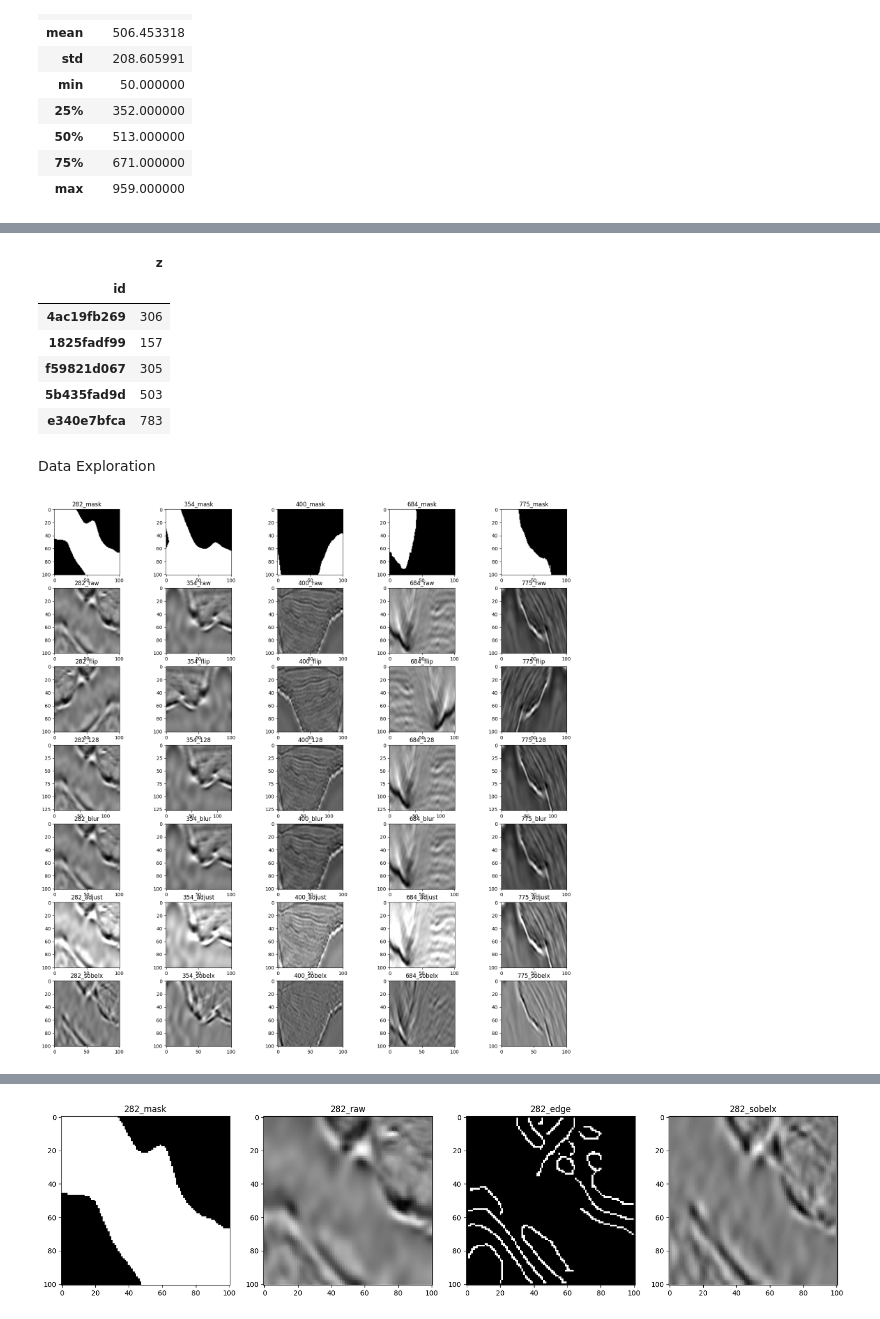
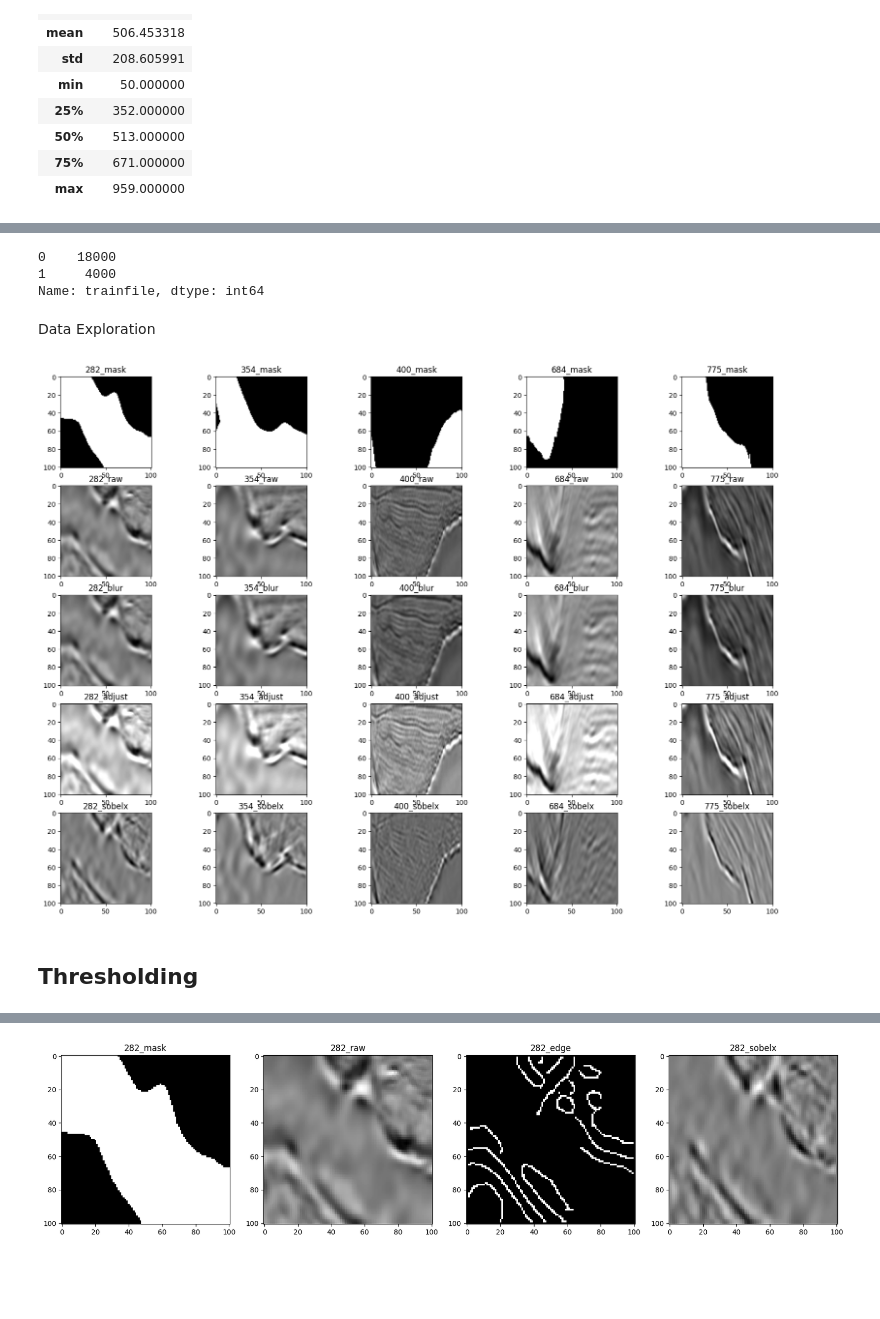
Before and after one commit to qq7933086/Salt_Identification_seismic_image, a Jupyter notebook: Notebooks/02 Data Wrangling & Exploratory Data Analysis.ipynb, the cells around one changed output, grey strips where cells are left out. Saved outputs shown, nothing was run; the diff lists cells and outputs as text; code cells hidden in the pictures; blank space fills up the shorter version.

```diff
--- a/Notebooks/02 Data Wrangling & Exploratory Data Analysis.ipynb
+++ b/Notebooks/02 Data Wrangling & Exploratory Data Analysis.ipynb
@@ -20,0 +26,5 @@ print(cv.__version__, cv.__spec__)
+# %%
+os.chdir(path_train + 'images/')
+train_img_names = [img_name[0:-4] for img_name in glob.glob('*.png')]
+os.chdir('C:/Users/YX/Documents/QX/3rdCap/Salt_Identification_seismic_image/Notebooks')
+train_img_names[0:5]
@@ -34,10 +48,2 @@ z_df.describe()
 # %%
-z_df.head()
+z_df['qt_cat'] = pd.qcut(z_df['z'], 10,labels=False)
-# %% [output]
-|  | z |
-| id |  |
-| 4ac19fb269 | 306 |
-| 1825fadf99 | 157 |
-| f59821d067 | 305 |
-| 5b435fad9d | 503 |
-| e340e7bfca | 783 |
@@ -46,0 +50,3 @@ path_test = '../raw_data/test/'
+# %%
+z_df['trainfile'] = 0
+z_df.loc[train_img_names,'trainfile'] = 1
@@ -47,3 +55,9 @@ path_test = '../raw_data/test/'
+# %%
+z_df.trainfile.value_counts()
+# %% [output]
+0    18000
+1     4000
+Name: trainfile, dtype: int64
 # %% [markdown]
 Data Exploration
 # %%
@@ -65,42 +79,44 @@ for j, img_name in enumerate(ids):
     img_mask = cv.imread(path_train + '/masks/' + img_name + '.png',flags = cv.IMREAD_GRAYSCALE )
 #     img = cv.cvtColor(img, cv.COLOR_BGR2RGB) # do not need, coz all channels equal
     # flip right-left
     img_flip = cv.flip(img, flipCode=1)
 
     # resize
     img_128 = cv.resize(img, dsize=(128, 128), interpolation=cv.INTER_CUBIC)
 
     # blur
     img_blur = cv.blur(img, ksize=(3, 3))
 
     # Adjust brightness, contrast
     img_adj = cv.addWeighted(img, alpha, np.zeros(img.shape, img.dtype), 0, beta)
 
     #remove horizontal lines
     sobelx = cv.Sobel(img,cv.CV_64F,1,0,ksize=5)
 
     plt.subplot(row,len(ids),q+len(ids) )
     show_image(img, suffix = '_raw') #title = str(z_df.loc[img_name,'z']),cmap_type = 'gray',
 
     plt.subplot(row,len(ids),q)
     show_image(img_mask, suffix = '_mask')
 
+#     plt.subplot(row,len(ids),q+2* len(ids))
+#     show_image(img_flip, suffix = '_flip')
+
+#     plt.subplot(row,len(ids),q+3* len(ids))
+#     show_image(img_128, suffix = '_128')
+
     plt.subplot(row,len(ids),q+2* len(ids))
-    show_image(img_flip, suffix = '_flip')
+    show_image(img_blur, suffix = '_blur')
 
     plt.subplot(row,len(ids),q+3* len(ids))
-    show_image(img_128, suffix = '_128')
+    show_image(img_adj, suffix = '_adjust')
 
     plt.subplot(row,len(ids),q+4* len(ids))
-    show_image(img_blur, suffix = '_blur')
-
-    plt.subplot(row,len(ids),q+5* len(ids))
-    show_image(img_adj, suffix = '_adjust')
-
-    plt.subplot(row,len(ids),q+6* len(ids))
     show_image(sobelx, suffix = '_sobelx')
 # %% [output]
-[figure, old version]
+[figure, new version]
 # %%
 # https://docs.opencv.org/4.x/d5/d0f/tutorial_py_gradients.html
 # gradient filters
+# %% [markdown]
+## Thresholding
```
Also changed, not shown: parts of 43 cells of this notebook.
